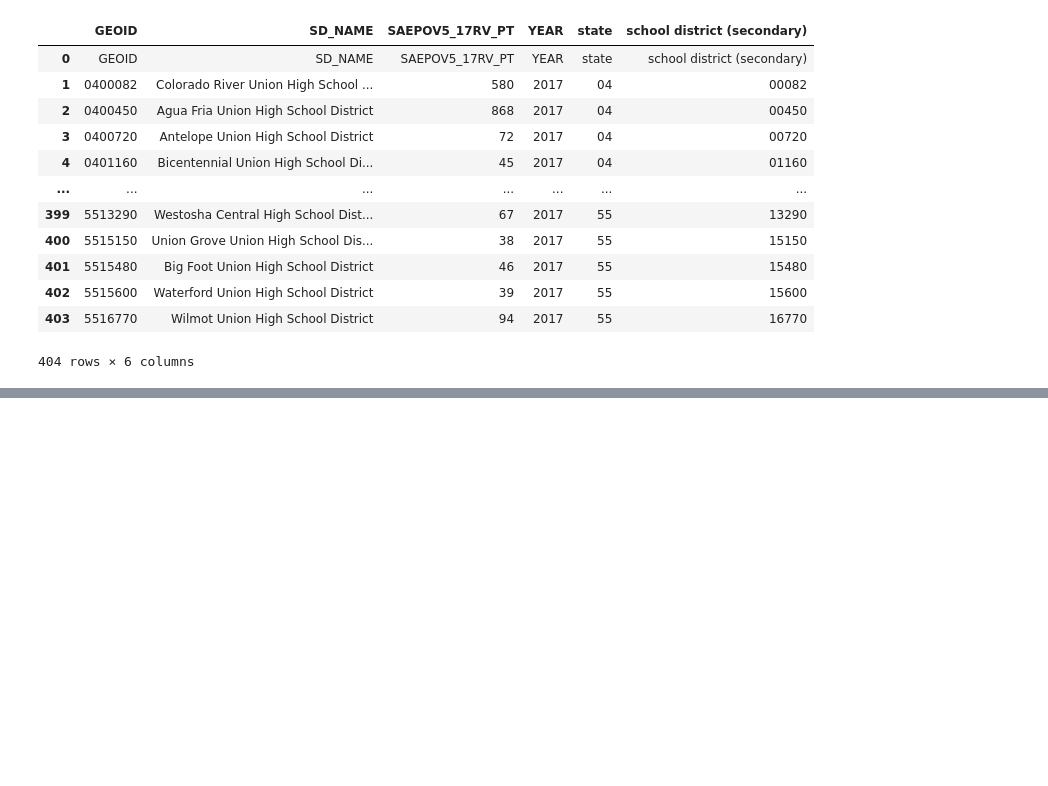
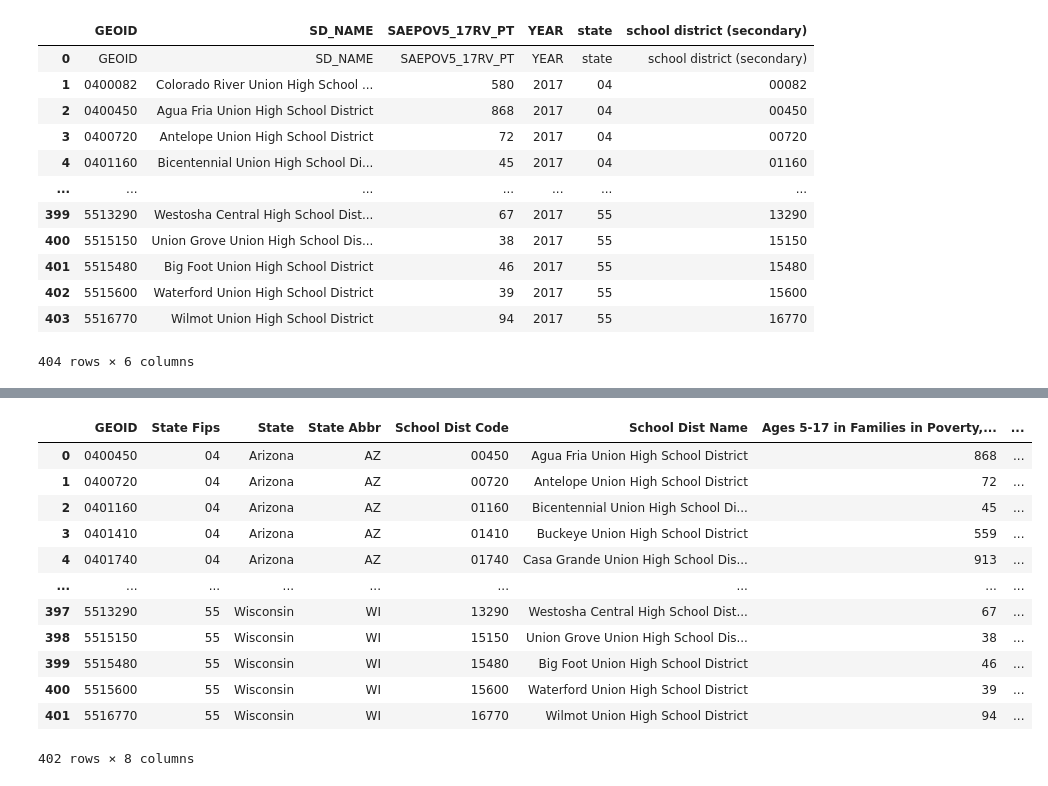
Before and after one commit to Peterg0205/Allen_Gunn_project-, a Jupyter notebook: Census_api.ipynb, the cells around one changed output, grey strips where cells are left out. Cells and saved outputs as stored; diff of their text form; code cells hidden in the pictures; blank space fills up the shorter version.

```diff
--- a/Census_api.ipynb
+++ b/Census_api.ipynb
@@ -171,3 +185,21 @@ pov_df.dropna(axis=0, how='any', thresh=None, subset=None, inplace=False)
+# %%
+# Reset the index
+pov_df.reset_index(inplace=True, drop=True)
+pov_df
+# %% [output]
+|  | GEOID | State Fips | State | State Abbr | School Dist Code | School Dist Name | Ages 5-17 in Families in Poverty,... | ... |
+| 0 | 0400450 | 04 | Arizona | AZ | 00450 | Agua Fria Union High School District | 868 | ... |
+| 1 | 0400720 | 04 | Arizona | AZ | 00720 | Antelope Union High School District | 72 | ... |
+| 2 | 0401160 | 04 | Arizona | AZ | 01160 | Bicentennial Union High School Di... | 45 | ... |
+| 3 | 0401410 | 04 | Arizona | AZ | 01410 | Buckeye Union High School District | 559 | ... |
+| 4 | 0401740 | 04 | Arizona | AZ | 01740 | Casa Grande Union High School Dis... | 913 | ... |
+| ... | ... | ... | ... | ... | ... | ... | ... | ... |
+| 397 | 5513290 | 55 | Wisconsin | WI | 13290 | Westosha Central High School Dist... | 67 | ... |
+| 398 | 5515150 | 55 | Wisconsin | WI | 15150 | Union Grove Union High School Dis... | 38 | ... |
+| 399 | 5515480 | 55 | Wisconsin | WI | 15480 | Big Foot Union High School District | 46 | ... |
+| 400 | 5515600 | 55 | Wisconsin | WI | 15600 | Waterford Union High School District | 39 | ... |
+| 401 | 5516770 | 55 | Wisconsin | WI | 16770 | Wilmot Union High School District | 94 | ... |
+402 rows × 8 columns
 # %%
 # Save to csv
 pov_df.to_csv("School_Poverty_data2017.csv",index=False, header=True)
```
Also changed, not shown: parts of 9 cells of this notebook, 1 other file.
